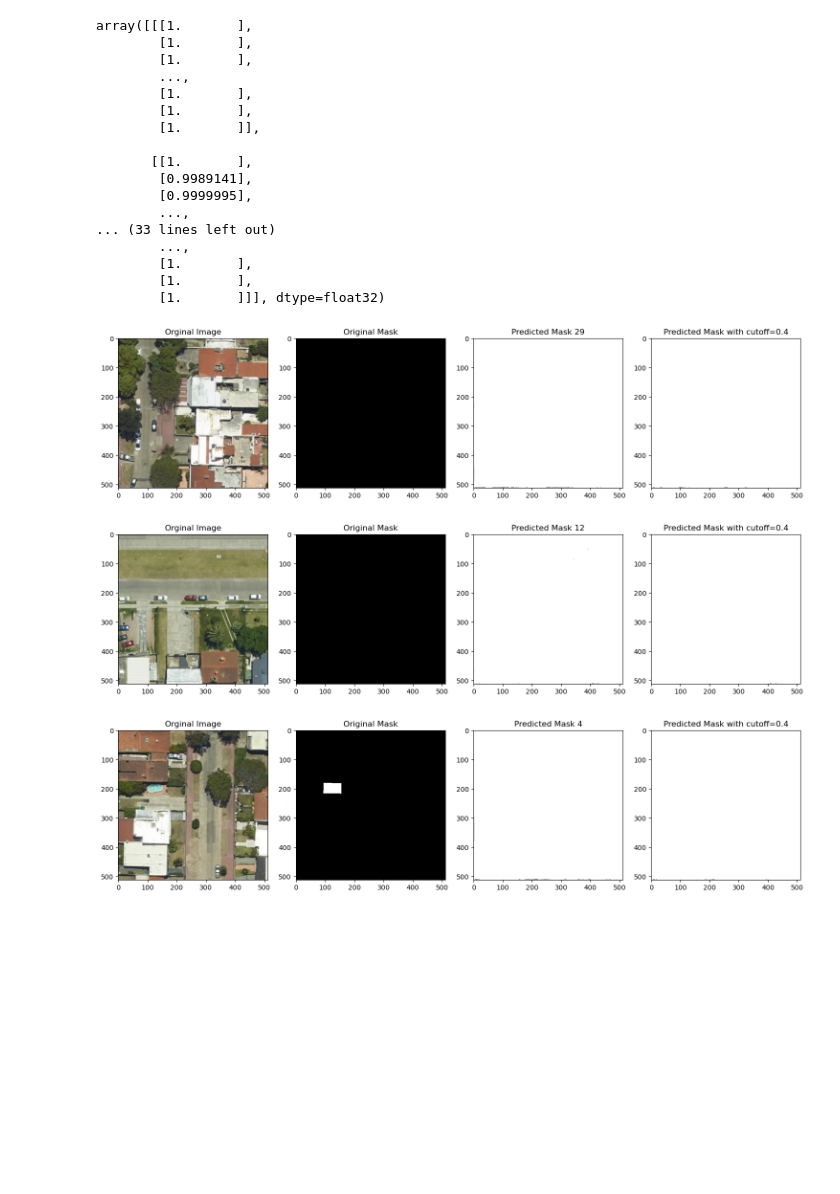
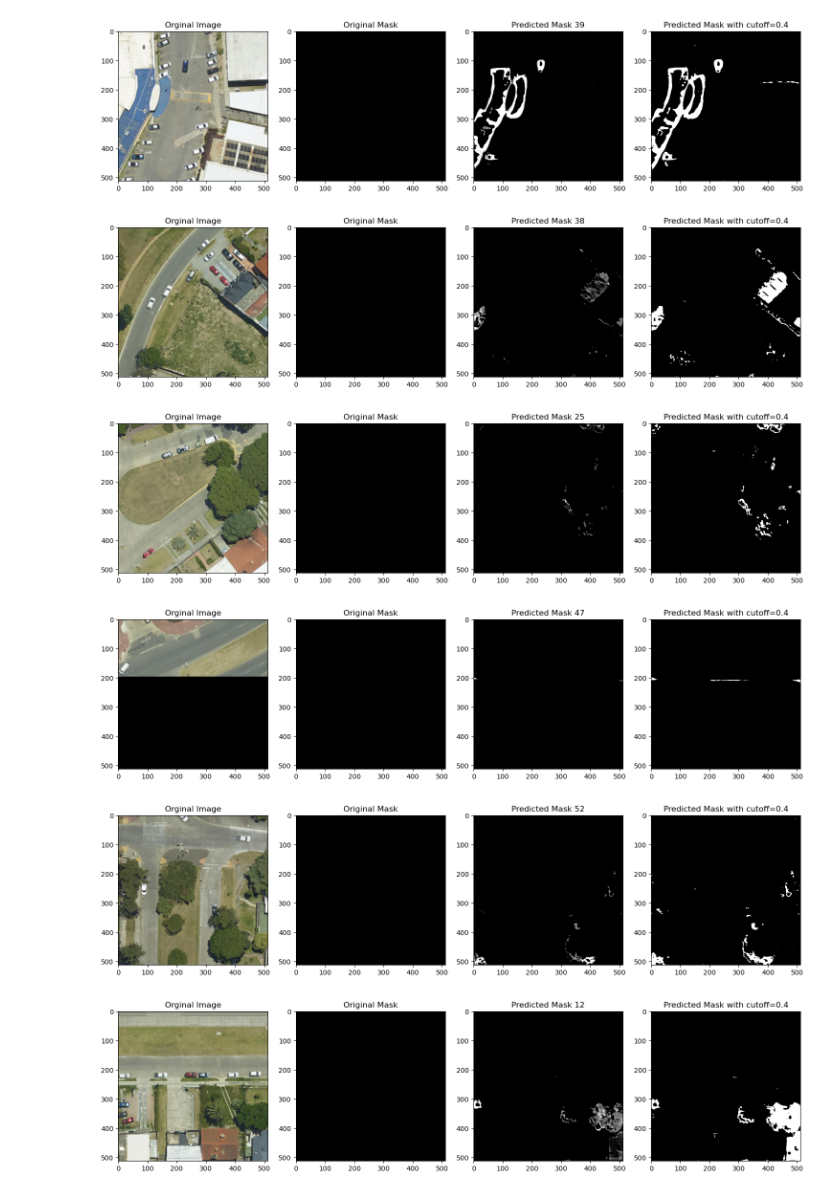
Before and after one commit to guillermodangelo/pool_detection_keras, a Jupyter notebook: 06_prediction.ipynb, the cells around one changed output. Cells and saved outputs as stored; diff of their text form; code cells hidden in the pictures; blank space fills up the shorter version.

```diff
--- a/06_prediction.ipynb
+++ b/06_prediction.ipynb
@@ -56,5 +64,24 @@ X_train, X_temp, y_train, y_temp = train_test_split(
 
 X_val, X_test, y_val, y_test = train_test_split(
     X_temp, y_temp, test_size=(TEST_RATIO/(TEST_RATIO + VALIDATION_RATIO)), random_state=42)
+
+
+class DataGenerator(Sequence):
+    def __init__(self, x_set, y_set, batch_size):
+        self.x, self.y = x_set, y_set
+        self.batch_size = batch_size
+
+    def __len__(self):
+        return int(np.ceil(len(self.x) / float(self.batch_size)))
+
+    def __getitem__(self, idx):
+        batch_x = self.x[idx * self.batch_size:(idx + 1) * self.batch_size]
+        batch_y = self.y[idx * self.batch_size:(idx + 1) * self.batch_size]
+        return batch_x, batch_y
+
+
+train_gen = DataGenerator(X_train, y_train, 1)
+val_gen = DataGenerator(X_val, y_val, 1)
+test_gen = DataGenerator(X_test, y_test, 1)
 # %%
 unet_model = load_model('./modelos/unet_512_20epochs_gpu_v2.keras')
@@ -61,3 +99,3 @@ unet_model = load_model('./modelos/unet_512_20epochs_gpu_v2.keras')
 # %%
-masks_pred = unet_model.predict(X_test, batch_size=1)
+masks_pred = unet_model.predict(test_gen)
 # %% [output]
@@ -65,23 +112,3 @@ masks_pred = unet_model.predict(X_test, batch_size=1)
-# %%
-masks_pred[0]
-# %% [output]
-array([[[1.       ],
-        [1.       ],
-        [1.       ],
-        ...,
-        [1.       ],
-        [1.       ],
-        [1.       ]],
-
-       [[1.       ],
-        [0.9989141],
-        [0.9999995],
-        ...,
-... (33 lines left out)
-        ...,
-        [1.       ],
-        [1.       ],
-        [1.       ]]], dtype=float32)
 # %%
 def show_image(image, cmap=None, title=None):
   plt.imshow(image, cmap=cmap)
@@ -115,9 +142,12 @@ def plot_results(image, mask, prediction, n, threshold=0.4):
     plt.tight_layout()
     plt.show()
 # %%
-for i in random.sample(range(len(X_test)), 3):
+for i in random.sample(range(len(X_test)), 6):
     plot_results(X_test[i], y_test[i], masks_pred[i]*255, i)
 # %% [output]
-[figure, old version]
+[figure, new version]
-[figure, old version]
+[figure, new version]
-[figure, old version]
+[figure, new version]
+[figure, added]
+[figure, added]
+[figure, added]
```
Also changed, not shown: parts of 8 cells of this notebook, 2 other files.
